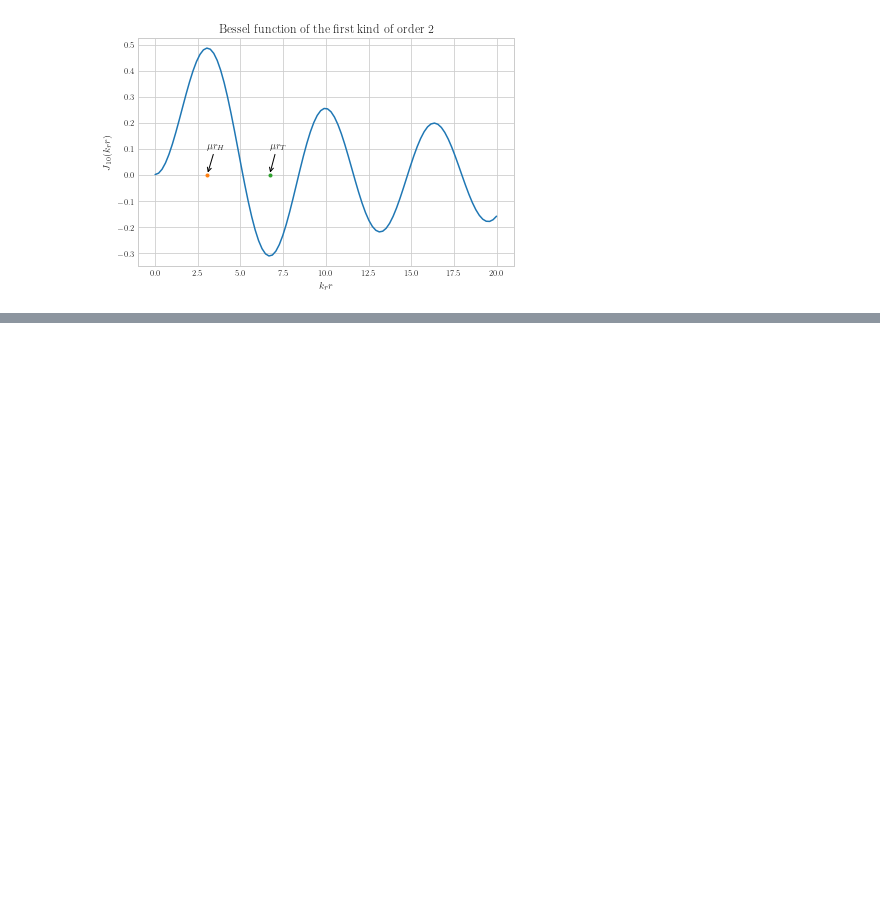
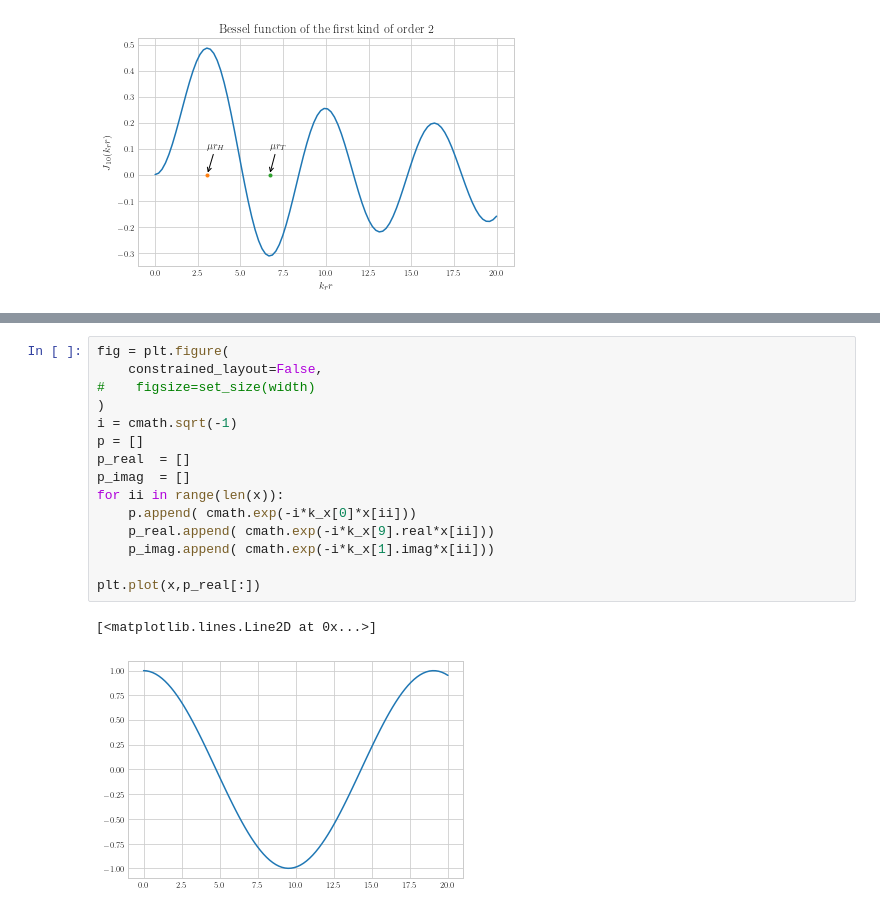
Before and after one commit to jeffs2696/AnalyticalDuctModes, a Jupyter notebook: AnalyticalDuctModes-Copy1.ipynb, the cells around one changed output, grey strips where cells are left out. Drawn from its saved outputs; the diff is of its cells as text; blank space fills up the shorter version.

```diff
--- a/AnalyticalDuctModes-Copy1.ipynb
+++ b/AnalyticalDuctModes-Copy1.ipynb
@@ -130 +131,19 @@ plt.scatter(k_x_real,k_x_imag)
 [figure]
+# %%
+fig = plt.figure(
+    constrained_layout=False,
+#    figsize=set_size(width)
+)
+i = cmath.sqrt(-1)
+p = []
+p_real  = []
+p_imag  = []
+for ii in range(len(x)):
+    p.append( cmath.exp(-i*k_x[0]*x[ii]))
+    p_real.append( cmath.exp(-i*k_x[9].real*x[ii]))
+    p_imag.append( cmath.exp(-i*k_x[1].imag*x[ii]))
+
+plt.plot(x,p_real[:])
+# %% [output]
+[<matplotlib.lines.Line2D at 0x...>]
+[figure, added]
```
Also changed, not shown: parts of 1 cell of this notebook, 4 other files.
